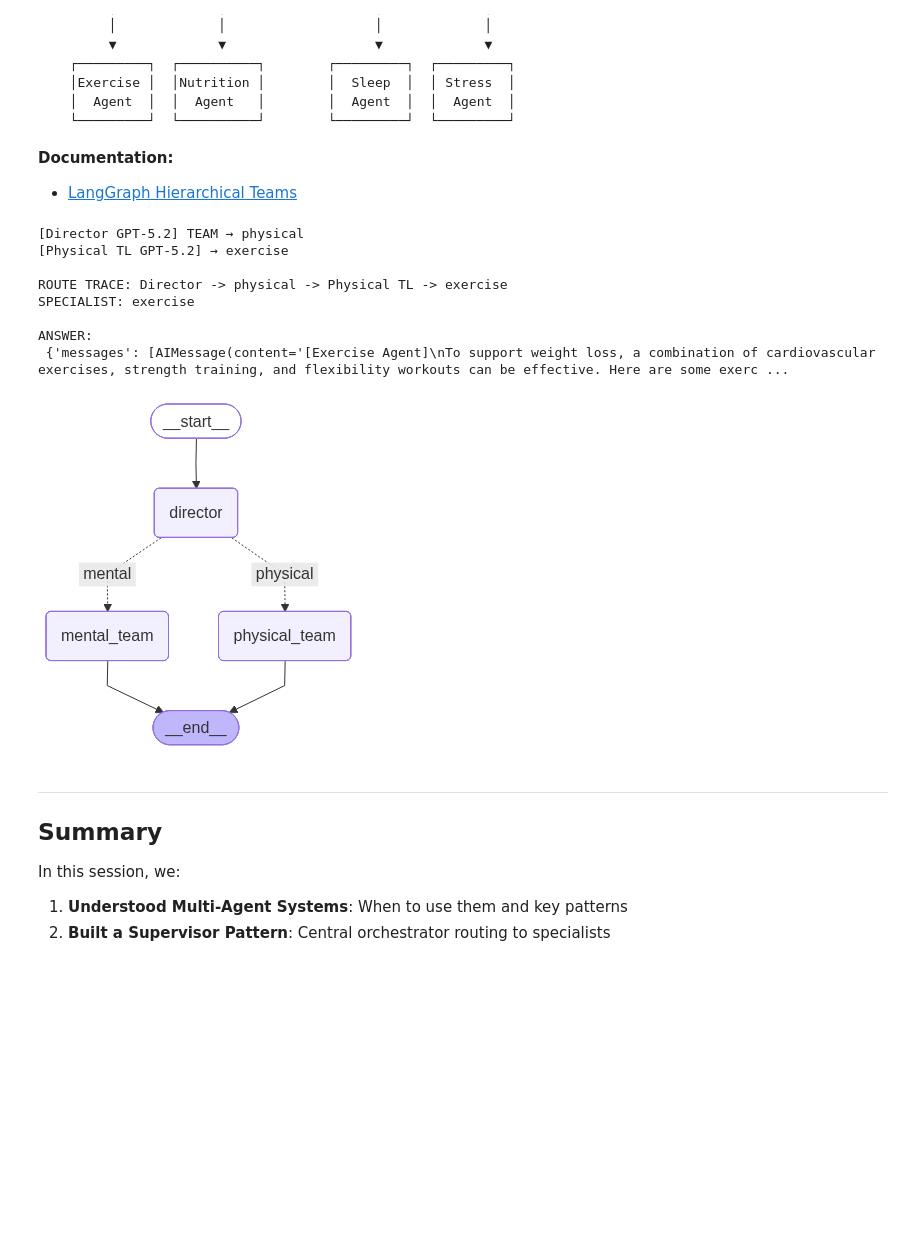
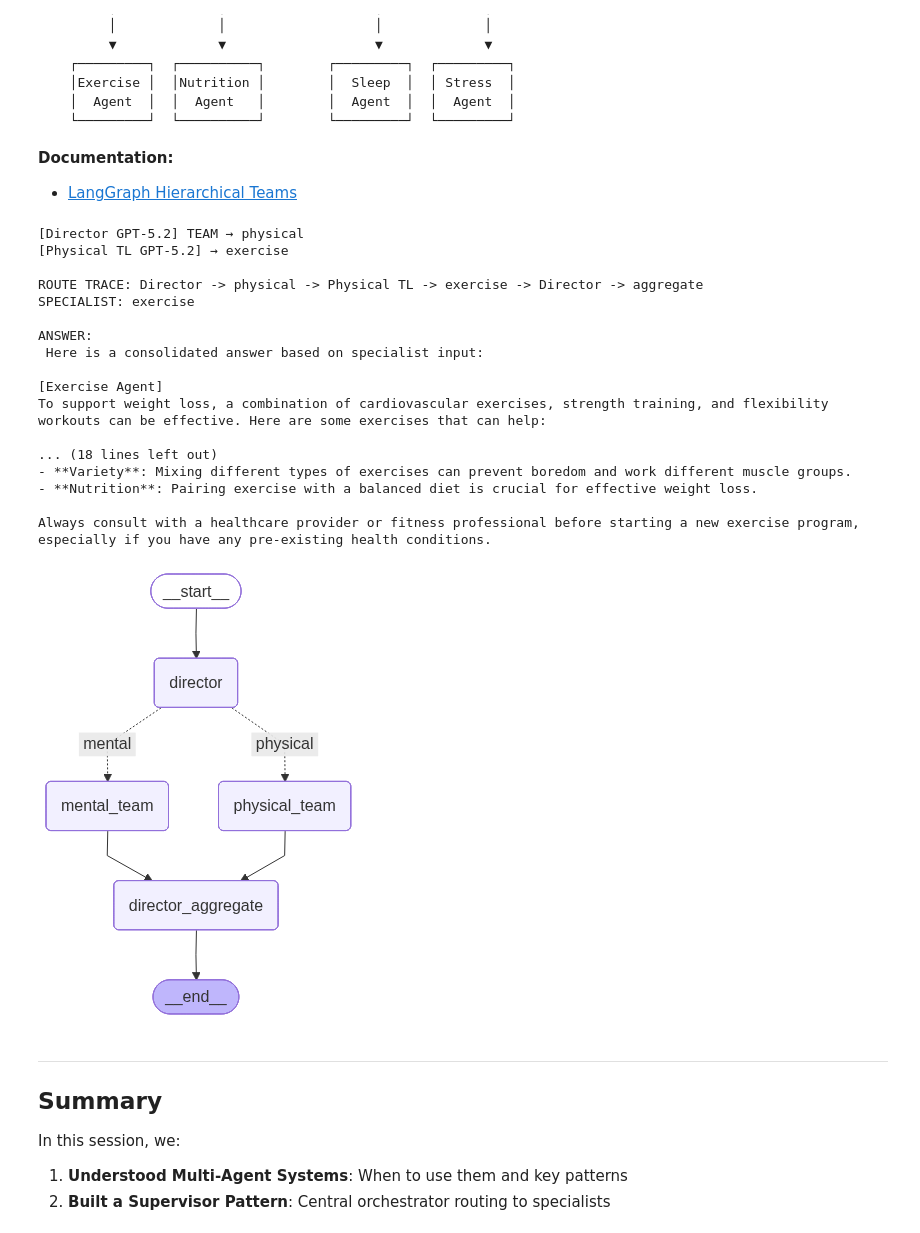
Before and after one commit to akatalinic/AIE9, a Jupyter notebook: 05_Multi_Agent_with_LangGraph/Multi_Agent_Applications_Assignment.ipynb, the cells around one changed output. Cells and saved outputs as stored; diff of their text form; code cells hidden in the pictures; blank space fills up the shorter version.

Commit message:
added director aggreagte

```diff
--- a/05_Multi_Agent_with_LangGraph/Multi_Agent_Applications_Assignment.ipynb
+++ b/05_Multi_Agent_with_LangGraph/Multi_Agent_Applications_Assignment.ipynb
@@ -1436,6 +1437,28 @@ def mental_team_lead_node(state: WellnessState):
     return {"next": result.next, "specialist": result.next, "route_trace": trace}
 
 
+def director_aggregate_node(state: WellnessState):
+    last_ai = None
+
+    for msg in reversed(state["messages"]):
+        if isinstance(msg, AIMessage):
+            last_ai = msg
+            break
+
+    trace = state.get("route_trace", [])
+    trace.append("Director -> aggregate")
+
+    final_text = (
+        "Here is a consolidated answer based on specialist input:\n\n"
+        f"{last_ai.content if last_ai else ''}"
+    )
+
+    return {
+        "messages": [AIMessage(content=final_text)],
+        "route_trace": trace,
+    }
+
+
 ##Specialists
 def exercise_agent(state: WellnessState):
     msg = specialist_llm.invoke(f"You are an Exercise Agent.\nQuestion: {state['messages'][-1].content}")
@@ -1513,8 +1536,12 @@ handoff_graph.add_conditional_edges(
     },
 )
 
-handoff_graph.add_edge("physical_team", END)
-handoff_graph.add_edge("mental_team", END)
+handoff_graph.add_node("director_aggregate", director_aggregate_node)
+
+handoff_graph.add_edge("physical_team", "director_aggregate")
+handoff_graph.add_edge("mental_team", "director_aggregate")
+
+handoff_graph.add_edge("director_aggregate", END)
 
 handoff_graph = handoff_graph.compile()
 hierarchical_graph = handoff_graph
@@ -1527,36 +1554,45 @@ result = hierarchical_graph.invoke({
 print("\nROUTE TRACE:", " -> ".join(result.get("route_trace", [])))
 print("SPECIALIST:", result.get("specialist"))
 print("\nANSWER:\n", result["messages"][-1].content)
 
 
 try:
     from IPython.display import display, Image
 
     display(
         Image(
             handoff_graph
             .get_graph()
             .draw_mermaid_png()
         )
     )
 except Exception as e:
     print(f"Could not display graph: {e}")
     print("\nGraph structure:")
     print(
         handoff_graph
         .get_graph()
         .draw_ascii()
     )
 # %% [output]
 [Director GPT-5.2] TEAM → physical
 [Physical TL GPT-5.2] → exercise
 
-ROUTE TRACE: Director -> physical -> Physical TL -> exercise
+ROUTE TRACE: Director -> physical -> Physical TL -> exercise -> Director -> aggregate
 SPECIALIST: exercise
 
 ANSWER:
- {'messages': [AIMessage(content='[Exercise Agent]\nTo support weight loss, a combination of cardiovascular exercises, strength training, and flexibility workouts can be effective. Here are some exerc ...
+ Here is a consolidated answer based on specialist input:
+
+[Exercise Agent]
+To support weight loss, a combination of cardiovascular exercises, strength training, and flexibility workouts can be effective. Here are some exercises that can help:
+
+... (18 lines left out)
+- **Variety**: Mixing different types of exercises can prevent boredom and work different muscle groups.
+- **Nutrition**: Pairing exercise with a balanced diet is crucial for effective weight loss.
+
+Always consult with a healthcare provider or fitness professional before starting a new exercise program, especially if you have any pre-existing health conditions.
-[figure, old version]
+[figure, new version]
 # %% [markdown]
 ---
 ## Summary
```
Also changed, not shown: parts of 9 cells of this notebook.
